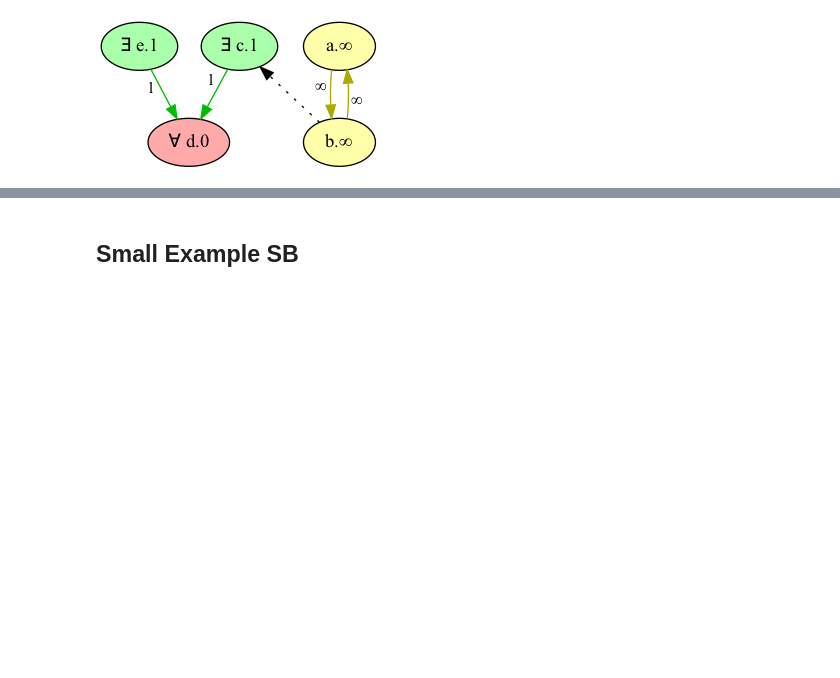
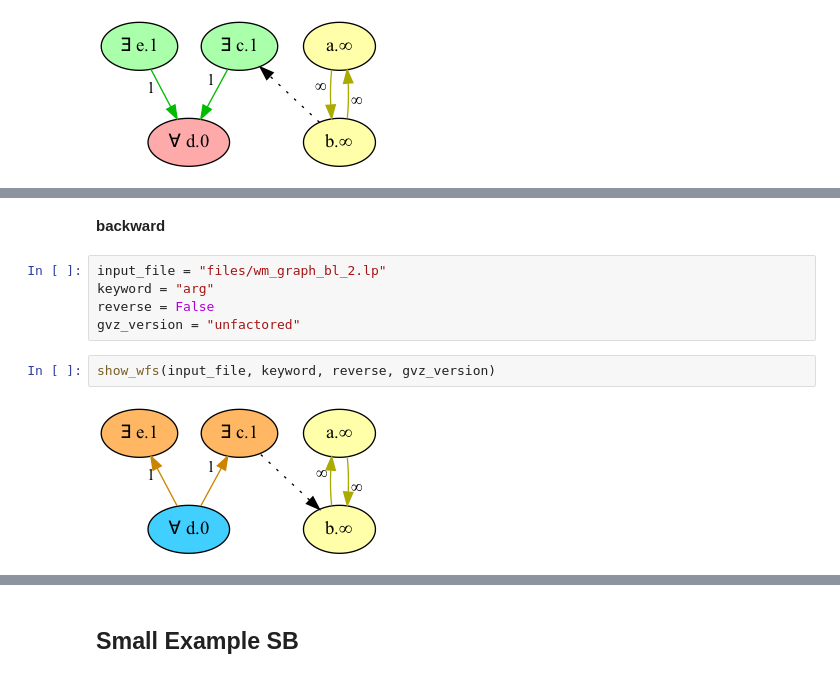
Before and after one commit to idaks/Games-and-Argumentation, a Jupyter notebook: Refactor/small_example.ipynb, the cells around one changed output, grey strips where cells are left out. Drawn from its saved outputs; the diff is of its cells as text; blank space fills up the shorter version.

```diff
--- a/Refactor/small_example.ipynb
+++ b/Refactor/small_example.ipynb
@@ -33,3 +52,14 @@ show_wfs(input_file, keyword, reverse, gvz_version)
 show_stb(input_file, keyword, gvz_version)
 # %% [output]
 [interactive output not drawn]
+# %% [markdown]
+**backward**
+# %%
+input_file = "files/wm_graph_bl_2.lp"
+keyword = "arg"
+reverse = False
+gvz_version = "unfactored"
+# %%
+show_wfs(input_file, keyword, reverse, gvz_version)
+# %% [output]
+[figure, added]
```
Also changed, not shown: parts of 12 cells of this notebook, 48 other files.
